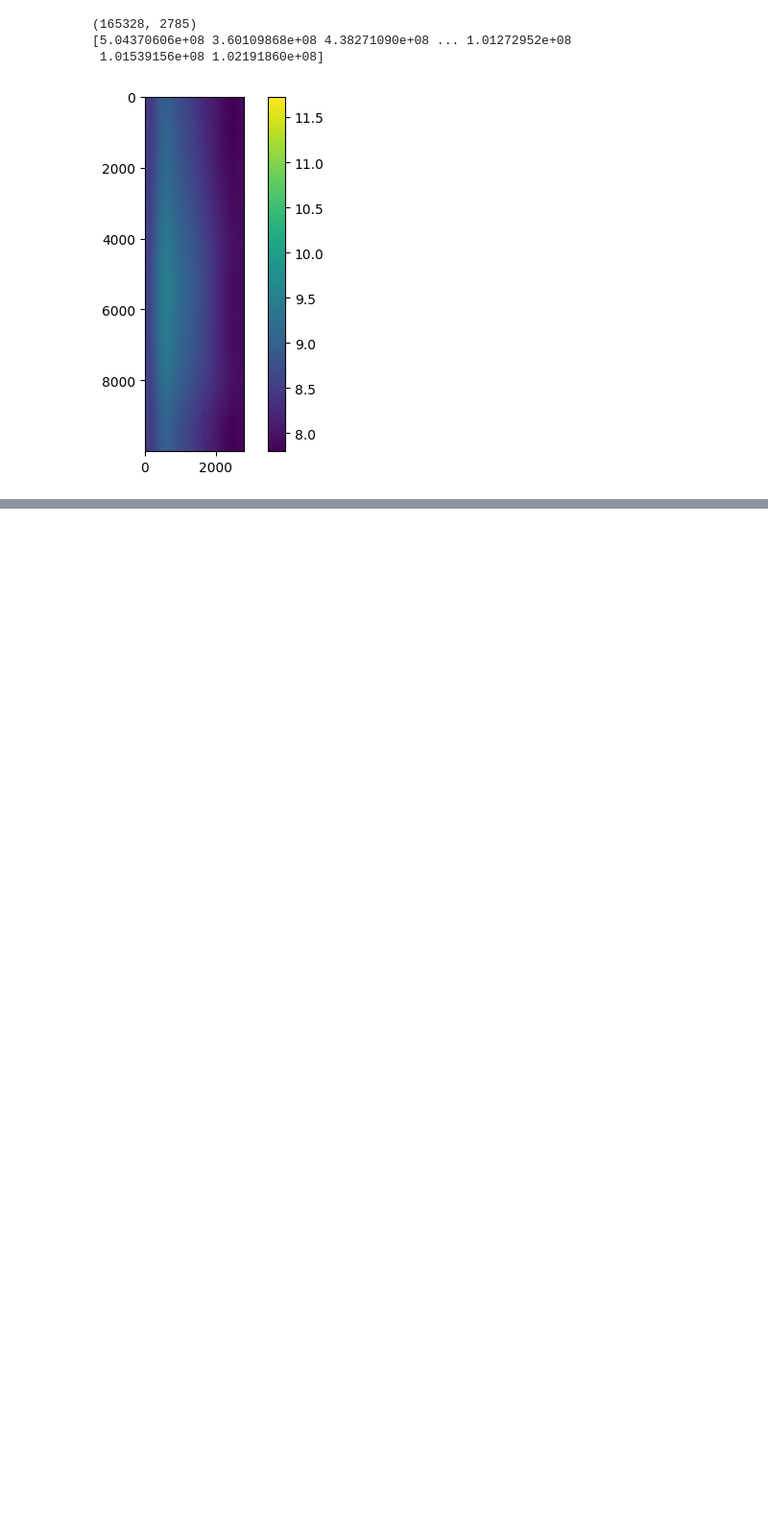
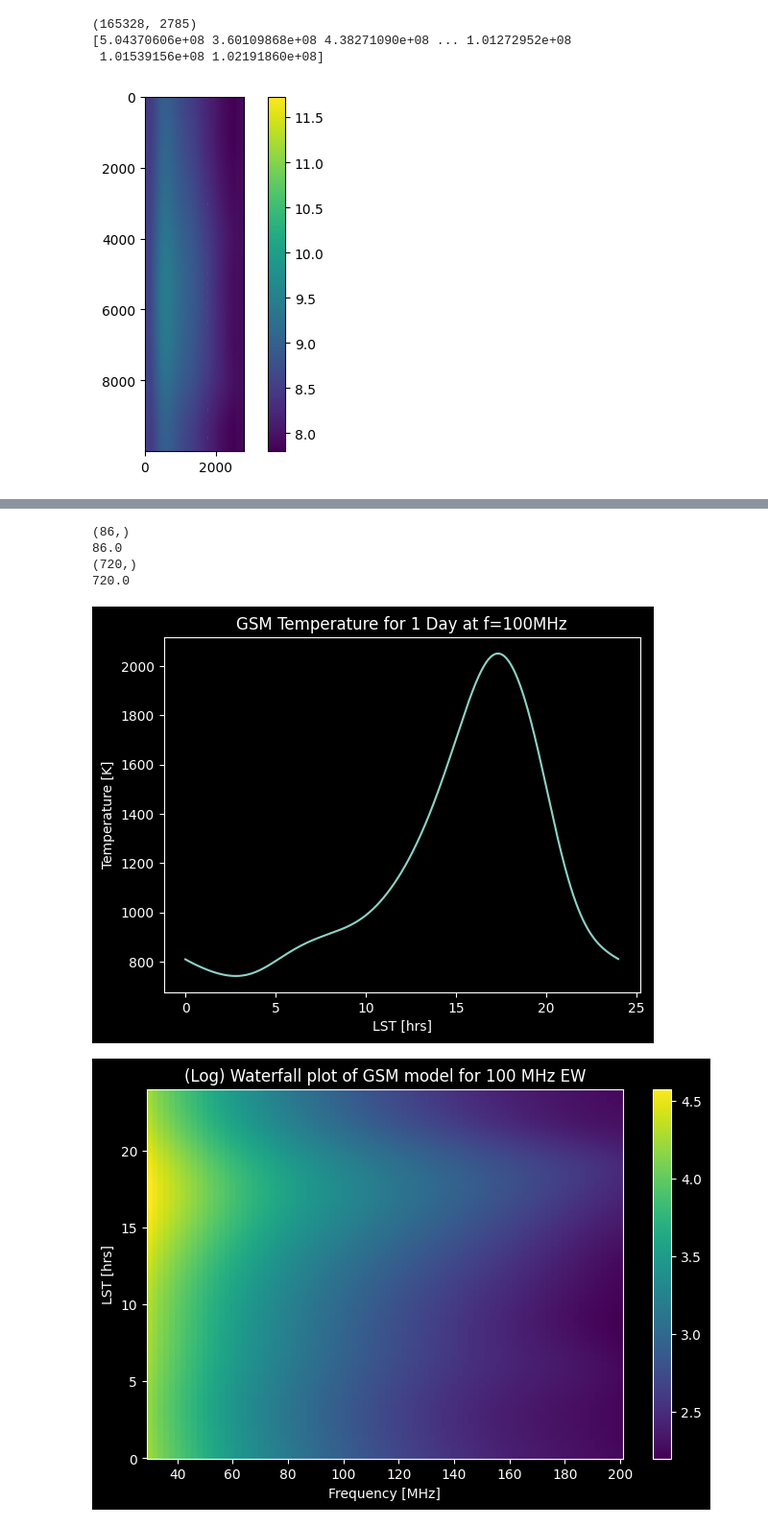
Before and after one commit to PRIZM-Experiment/prizm-calibration, a Jupyter notebook: LaurieExploration.ipynb, the cells around one changed output, grey strips where cells are left out. Shown at 96% size. Drawn from its saved outputs; the diff is of its cells as text; code cells hidden in the pictures; blank space fills up the shorter version.

```diff
--- a/LaurieExploration.ipynb
+++ b/LaurieExploration.ipynb
@@ -180,0 +244,5 @@ plt.show()
+# %%
+# Step 1: Convolve the GSM model with the antenna beam. This gives the expected temperature T_GSM.
+# Is done automatically by GSMData when called.
+# Retrieves simulated GSM temps, takes a while to run so it's in its own cell
+Tgsm = g()
@@ -180,0 +295,41 @@ plt.show()
+# %%
+print(Tgsm[0].shape)
+print((202-30)/2) # corresponds to number of frequency bins, 30-200 MHz in 2MHz bins
+
+print(Tgsm[:,0].shape)
+print(1440/2) # corresponds to number of LST bins, 24 hrs = 1440 mins in 2 min bins
+
+# Plot Tgsm as a function of LST for a certain frequency
+# freqind = 85 # freq index
+# freqval = freqind*2+30 # actually freq value in MHz
+# print('freq=',freqval)
+
+# Inverse process (specify f then turn it into index)
+freqval = 100 # MHz
+freqind = int((freqval-30) / minperbin)
+
+lst_arr = np.linspace(0,24,int(24*60/minperbin))
+plt.plot(lst_arr,Tgsm[:,freqind]) # i = specifies time, j = specifies frequency
+plt.xlabel('LST [hrs]')
+plt.ylabel('Temperature [K]')
+plt.title('GSM Temperature for 1 Day at f='+str(freqval)+'MHz')
+plt.show()
+
+# Waterfall plot
+plt.figure(figsize=(8,5))
+freq_arr = np.arange(30,202,2)
+FF, LST = np.meshgrid(freq_arr,lst_arr)
+# plt.imshow(Tgsm,aspect='equal')
+plt.pcolormesh(FF,LST,np.log10(Tgsm))
+plt.colorbar()
+plt.xlabel('Frequency [MHz]')
+plt.ylabel('LST [hrs]')
+plt.title('(Log) Waterfall plot of GSM model for 100 MHz EW')
+plt.show()
+# %% [output]
+(86,)
+86.0
+(720,)
+720.0
+[figure, added]
+[figure, added]
```
Also changed, not shown: parts of 18 cells of this notebook, 7 other files.
